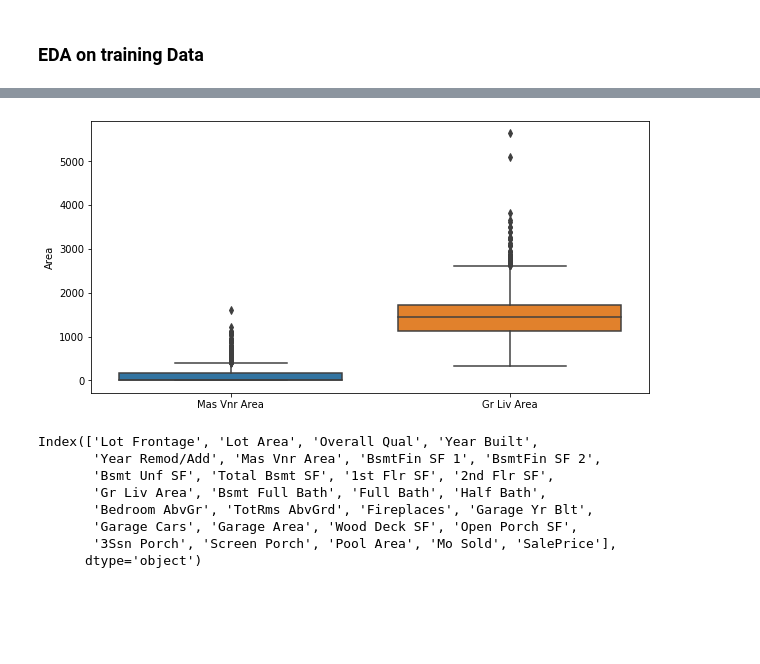
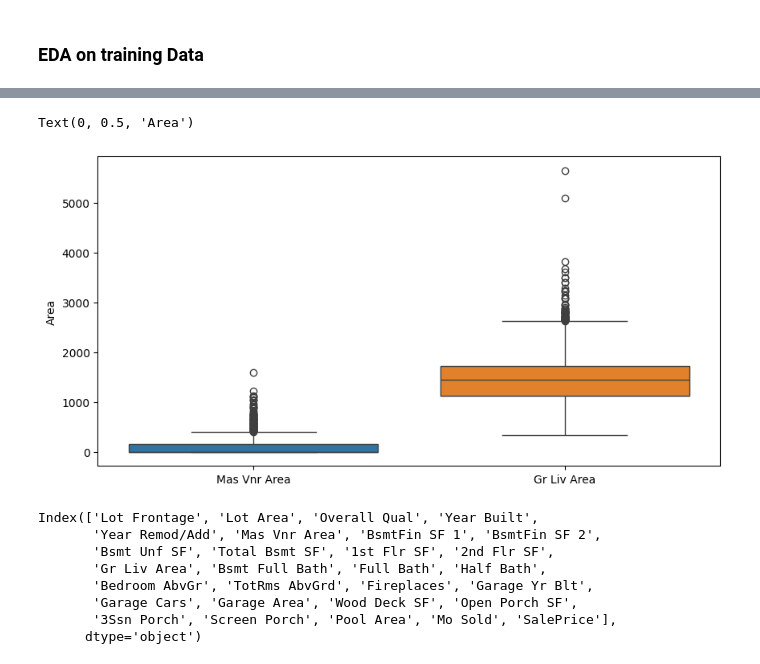
Before and after one commit to antonypaulson/AMES_Housing_Data_regression, a Jupyter notebook: Regression & EDA.ipynb, the cells around one changed output, grey strips where cells are left out. Saved outputs shown, nothing was run; the diff lists cells and outputs as text; code cells hidden in the pictures; blank space fills up the shorter version.

```diff
--- a/Regression & EDA.ipynb
+++ b/Regression & EDA.ipynb
@@ -48,10 +114,9 @@ plt.title('Lot Area Outliers');
 # %%
-#Two other parameters with evidently visible outliers
-plt.figure(figsize= (10,5))
-sns.boxplot(data= (house_df['Mas Vnr Area'],
-                   house_df['Gr Liv Area']));
-plt.ylabel('Area')
-plt.xticks((np.arange(2)), ('Mas Vnr Area', 'Gr Liv Area' ));
+# Two other parameters with evidently visible outliers
+plt.figure(figsize=(10, 5))
+sns.boxplot(data=house_df[["Mas Vnr Area", "Gr Liv Area"]])
+plt.ylabel("Area")
 # %% [output]
+Text(0, 0.5, 'Area')
-[figure, old version]
+[figure, new version]
 # %%
```
Also changed, not shown: parts of 38 cells of this notebook, 3 other files.
